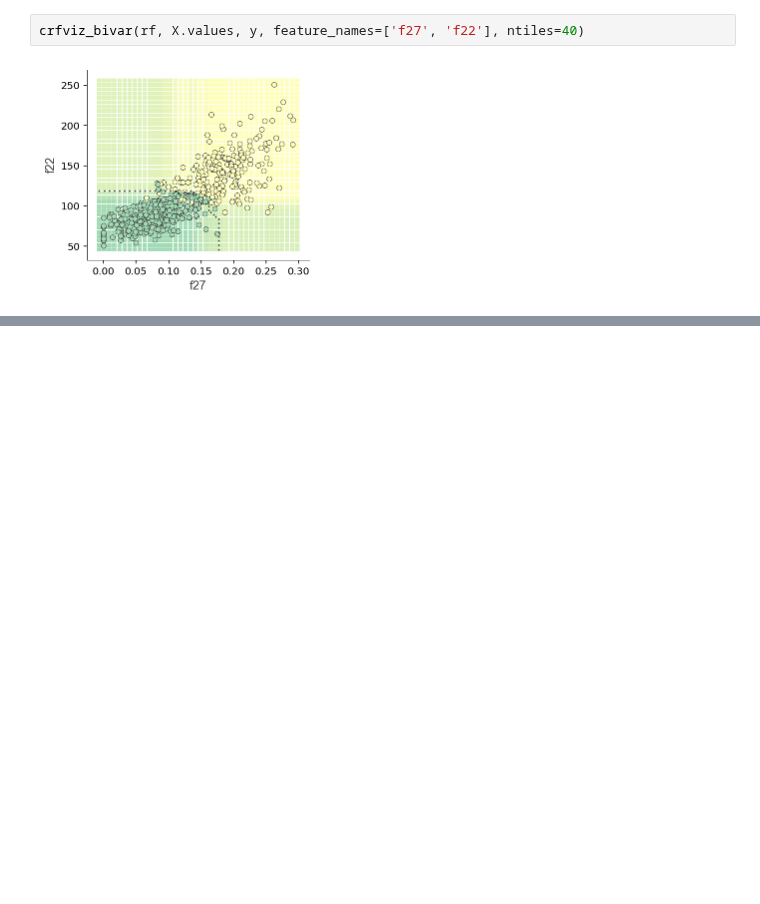
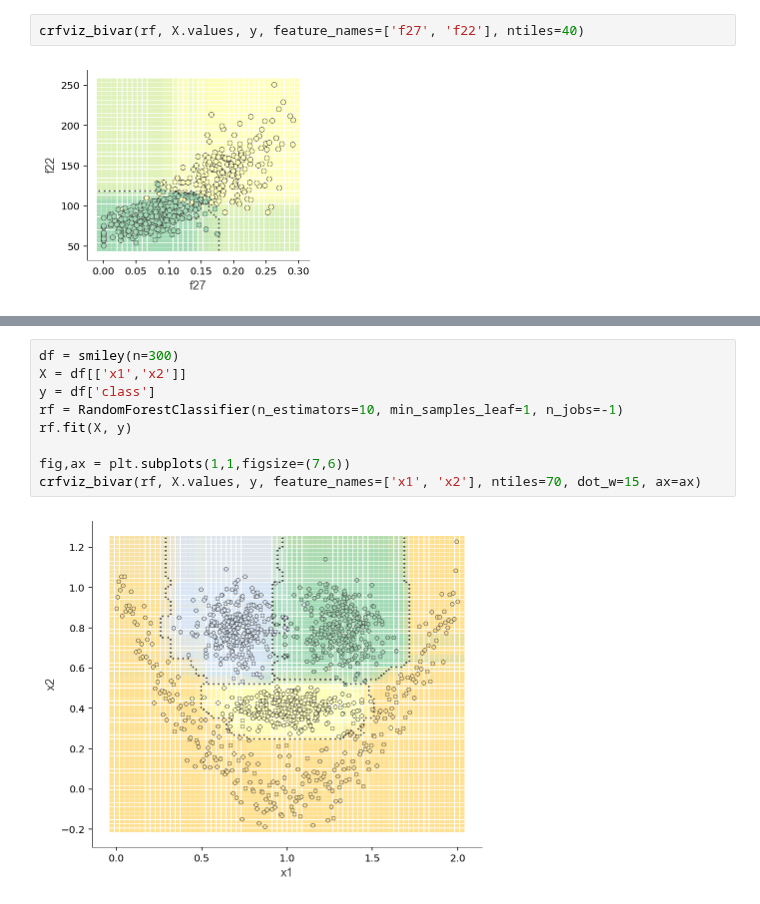
Before and after one commit to parrt/dtreeviz, a Jupyter notebook: notebooks/rf-partitioning.ipynb, the cells around one changed output, grey strips where cells are left out. Cells and saved outputs as stored; diff of their text form; blank space fills up the shorter version.

```diff
--- a/notebooks/rf-partitioning.ipynb
+++ b/notebooks/rf-partitioning.ipynb
@@ -181,0 +225,11 @@ crfviz_bivar(rf, X.values, y, feature_names=['f27', 'f22'], ntiles=40)
+# %%
+df = smiley(n=300)
+X = df[['x1','x2']]
+y = df['class']
+rf = RandomForestClassifier(n_estimators=10, min_samples_leaf=1, n_jobs=-1)
+rf.fit(X, y)
+
+fig,ax = plt.subplots(1,1,figsize=(7,6))
+crfviz_bivar(rf, X.values, y, feature_names=['x1', 'x2'], ntiles=70, dot_w=15, ax=ax)
+# %% [output]
+[figure, added]
```
Also changed, not shown: parts of 11 cells of this notebook.
